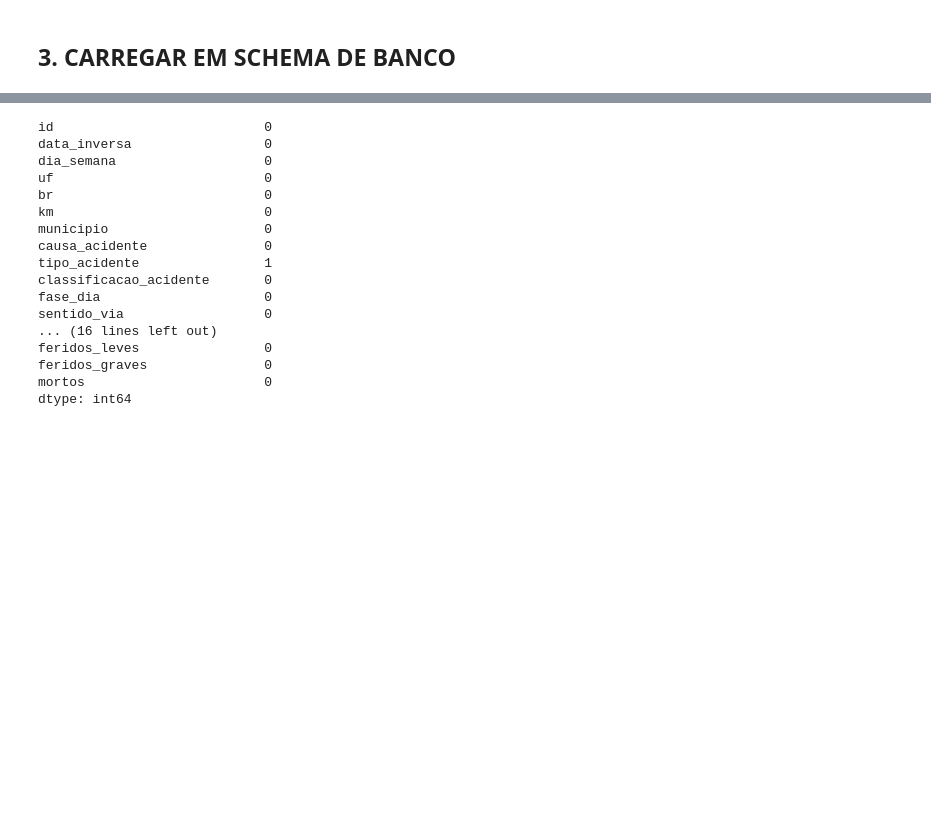
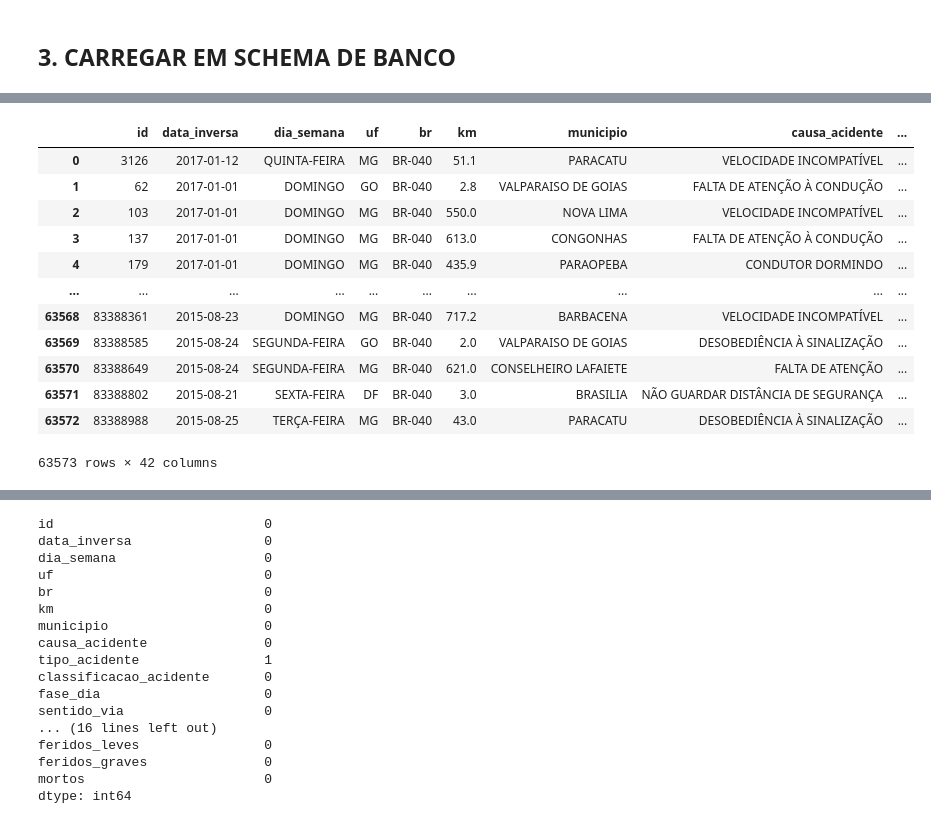
Before and after one commit to lebarreiroj/MPCA_MD, a Jupyter notebook: prf_acidentes_shap_bd.ipynb, the cells around one changed output, grey strips where cells are left out. Saved outputs shown, nothing was run; the diff lists cells and outputs as text; code cells hidden in the pictures; blank space fills up the shorter version.

```diff
--- a/prf_acidentes_shap_bd.ipynb
+++ b/prf_acidentes_shap_bd.ipynb
@@ -526,0 +889,30 @@ dftc = pd.read_sql_query(v_sql, connection)
+# %%
+
+connection = conn_bd()
+v_sql = '''
+        select a.*
+        , b.automovel
+        , b.bicicleta
+        , b.caminhao
+        , b.utilitario
+        , b.tracao_animal
+        , b.onibus
+        , b.moto
+        , b.sem_informacao
+        , b.outros
+        , b.reboque
+        , b.trator
+        from "MPCA_MD".acidentes a,
+             "MPCA_MD".veiculos b
+        where a.id = b.id
+        and   a.uf = b.uf
+        and   a.km = b.km
+        and   a.ano = b.ano
+        and   a.mes = b.mes
+        and   a.ano_mes = b.ano_mes
+        and   a.anomes_nr = b.anomes_nr
+        and   a.hora = b.hora
+        and   a.minuto = b.minuto;
+'''
+
+dftd = pd.read_sql_query(v_sql, connection)
@@ -527,3 +937,19 @@ dftc = pd.read_sql_query(v_sql, connection)
+# %%
+dftd
+# %% [output]
+|  | id | data_inversa | dia_semana | uf | br | km | municipio | causa_acidente | ... |
+| 0 | 3126 | 2017-01-12 | QUINTA-FEIRA | MG | BR-040 | 51.1 | PARACATU | VELOCIDADE INCOMPATÍVEL | ... |
+| 1 | 62 | 2017-01-01 | DOMINGO | GO | BR-040 | 2.8 | VALPARAISO DE GOIAS | FALTA DE ATENÇÃO À CONDUÇÃO | ... |
+| 2 | 103 | 2017-01-01 | DOMINGO | MG | BR-040 | 550.0 | NOVA LIMA | VELOCIDADE INCOMPATÍVEL | ... |
+| 3 | 137 | 2017-01-01 | DOMINGO | MG | BR-040 | 613.0 | CONGONHAS | FALTA DE ATENÇÃO À CONDUÇÃO | ... |
+| 4 | 179 | 2017-01-01 | DOMINGO | MG | BR-040 | 435.9 | PARAOPEBA | CONDUTOR DORMINDO | ... |
+| ... | ... | ... | ... | ... | ... | ... | ... | ... | ... |
+| 63568 | 83388361 | 2015-08-23 | DOMINGO | MG | BR-040 | 717.2 | BARBACENA | VELOCIDADE INCOMPATÍVEL | ... |
+| 63569 | 83388585 | 2015-08-24 | SEGUNDA-FEIRA | GO | BR-040 | 2.0 | VALPARAISO DE GOIAS | DESOBEDIÊNCIA À SINALIZAÇÃO | ... |
+| 63570 | 83388649 | 2015-08-24 | SEGUNDA-FEIRA | MG | BR-040 | 621.0 | CONSELHEIRO LAFAIETE | FALTA DE ATENÇÃO | ... |
+| 63571 | 83388802 | 2015-08-21 | SEXTA-FEIRA | DF | BR-040 | 3.0 | BRASILIA | NÃO GUARDAR DISTÂNCIA DE SEGURANÇA | ... |
+| 63572 | 83388988 | 2015-08-25 | TERÇA-FEIRA | MG | BR-040 | 43.0 | PARACATU | DESOBEDIÊNCIA À SINALIZAÇÃO | ... |
+63573 rows × 42 columns
 # %%
 connection.close()
 # %%
```
Also changed, not shown: parts of 31 cells of this notebook.
